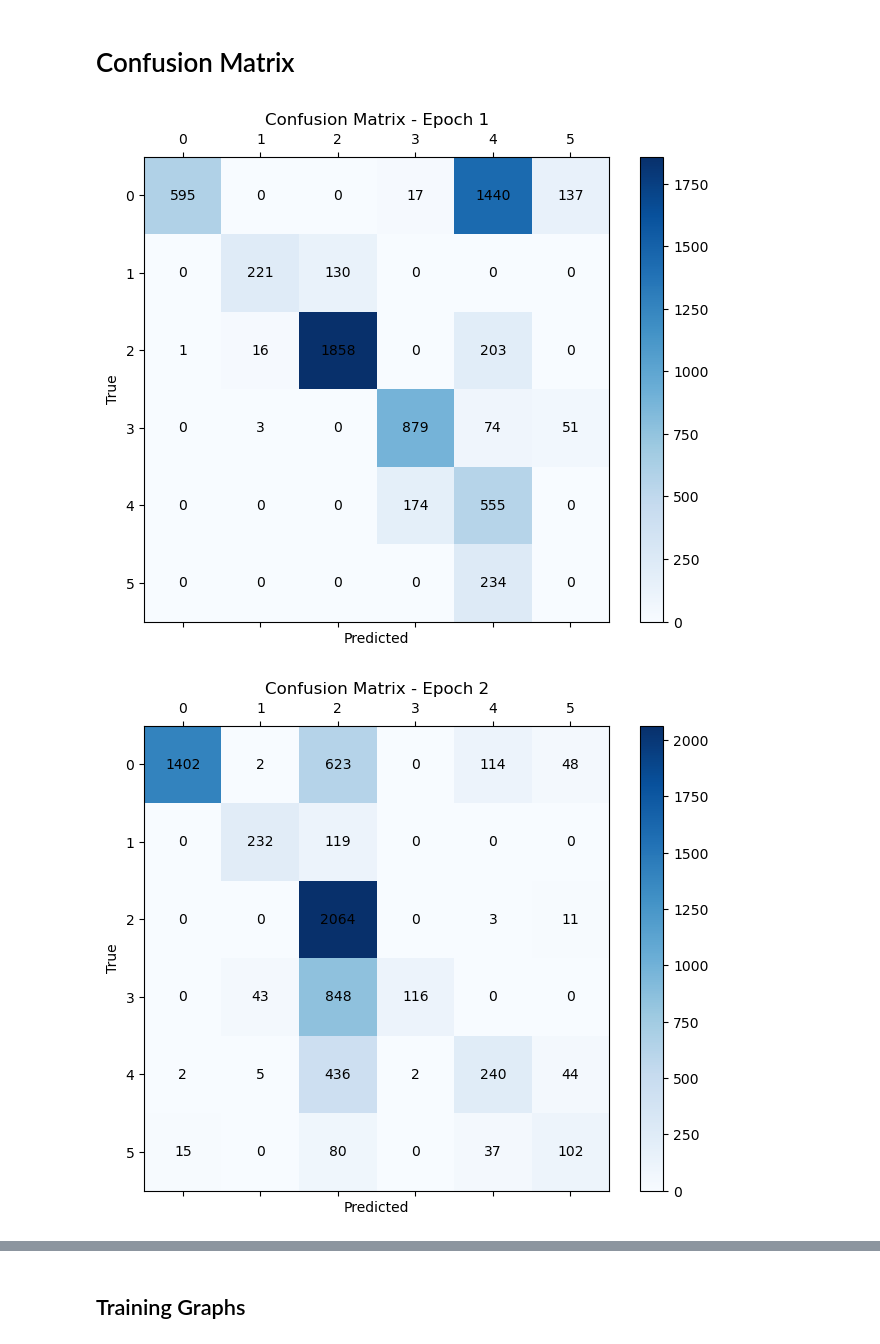
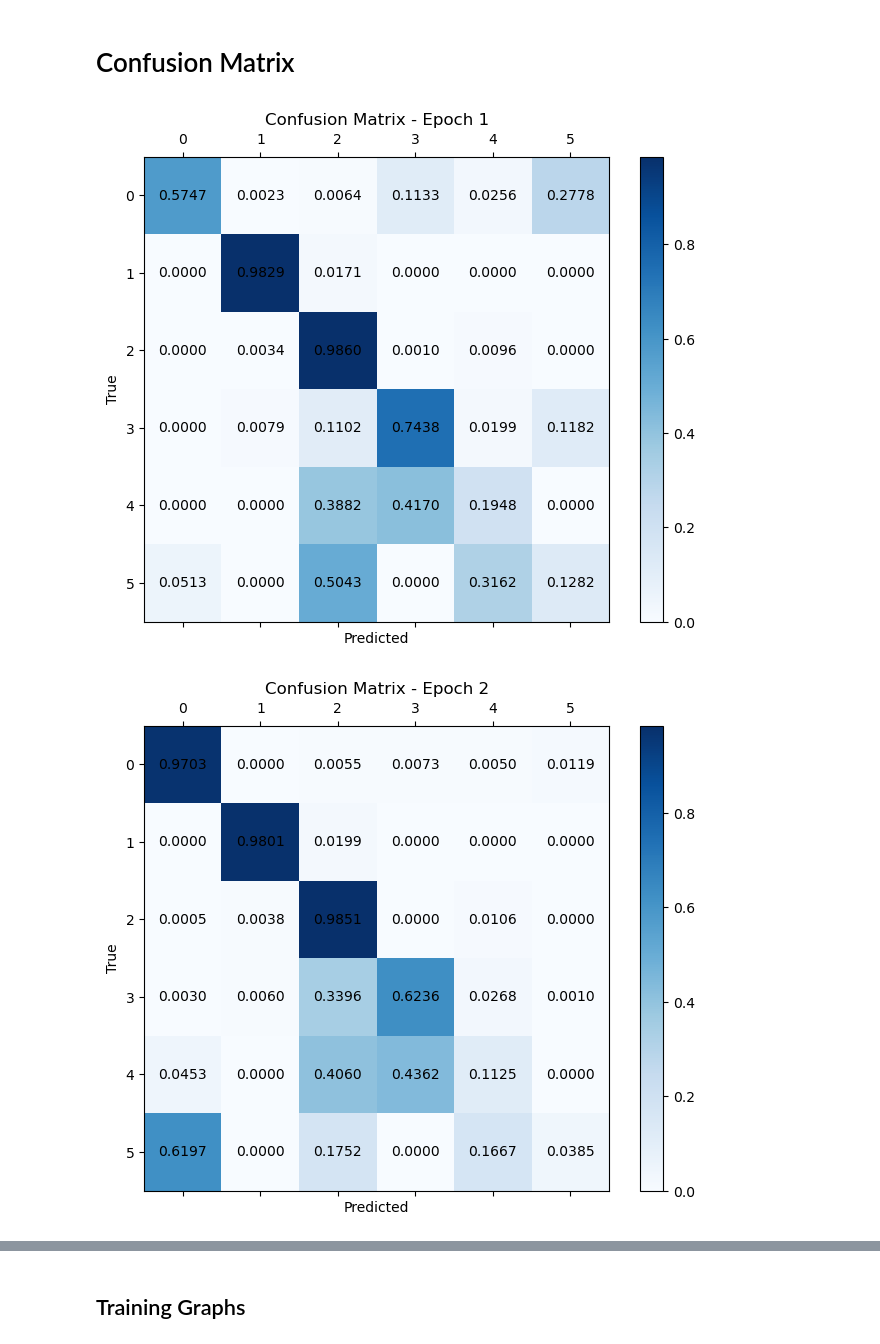
Before and after one commit to sheepymeh/womanium-qai-2024, a Jupyter notebook: task-5/result_viz.ipynb, the cells around one changed output, grey strips where cells are left out. Drawn from its saved outputs; the diff is of its cells as text; code cells hidden in the pictures.

```diff
--- a/task-5/result_viz.ipynb
+++ b/task-5/result_viz.ipynb
@@ -9,34 +9,38 @@ import json
 # %%
 def plot_confusion_matrix(cm, epoch):
 	plt.figure(figsize=(8, 6))
 	plt.matshow(cm, cmap='Blues', fignum=1)
 	plt.colorbar()
 	for (i, j), val in np.ndenumerate(cm):
-		plt.text(j, i, f'{val}', ha='center', va='center')
+		plt.text(j, i, f'{val:.4f}' if isinstance(val, np.floating) else f'{val}', ha='center', va='center')
 	plt.xlabel('Predicted')
 	plt.ylabel('True')
 	plt.title(f'Confusion Matrix - Epoch {epoch + 1}')
 	plt.show()
 
-def parse_and_plot(json_data):
+def parse_and_plot(json_data, use_percentages=False):
 	labels = list(range(6))
 
 	for epoch_idx, epoch_data in enumerate(json_data):
 		true_labels = []
 		pred_labels = []
 		for true_label, predictions in epoch_data.values():
 			true_labels.extend([true_label] * len(predictions))
 			pred_labels.extend(predictions)
 
 		cm = confusion_matrix(true_labels, pred_labels, labels=labels)
-		plot_confusion_matrix(cm, epoch_idx)
+		if use_percentages:
+			cm_percentage = cm / cm.sum(axis=1)[:, np.newaxis]
+			plot_confusion_matrix(cm_percentage, epoch_idx)
+		else:
+			plot_confusion_matrix(cm, epoch_idx)
 
 # Example JSON input
-with open('../../results/qnn_preds.json', 'r') as f:
+with open('../../results/qnn_test_preds.json', 'r') as f:
 	json_input = json.load(f)
 
 # Parse the JSON data and plot the confusion matrix for each epoch
-parse_and_plot(json_input)
+parse_and_plot(json_input, True)
 # %% [output]
-[figure, old version]
+[figure, new version]
-[figure, old version]
+[figure, new version]
```
Also changed, not shown: parts of 5 cells of this notebook, 1 other file.
